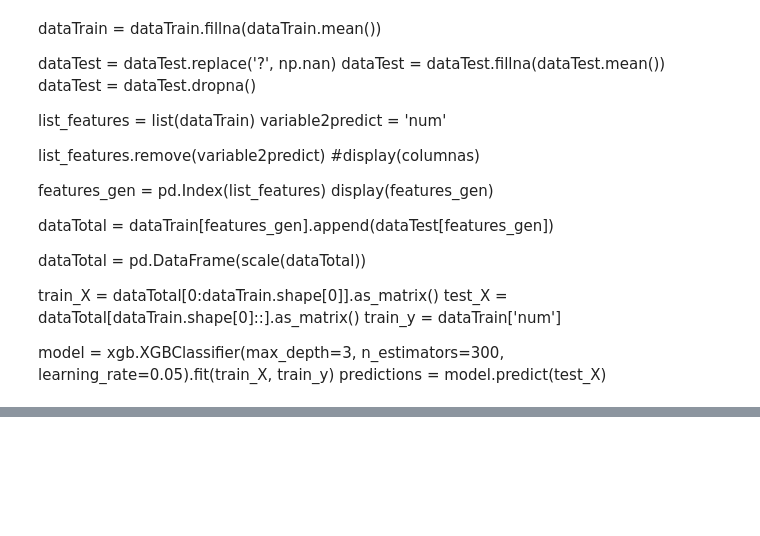
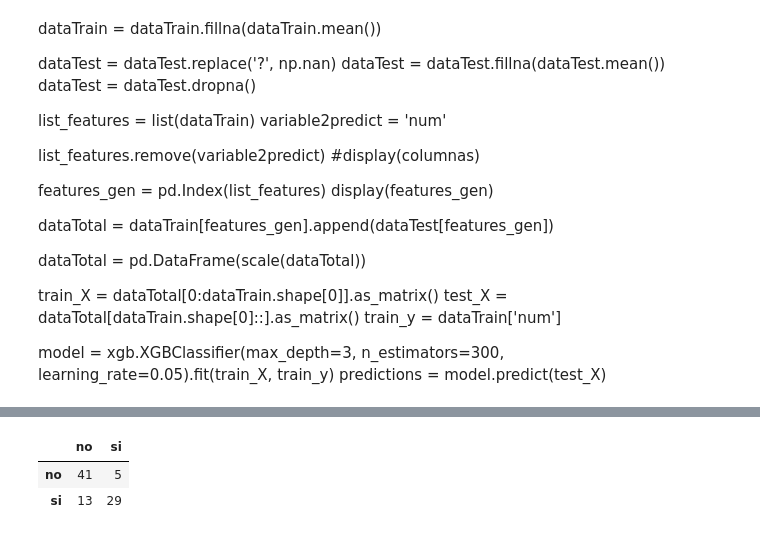
Before and after one commit to datalabusal2018/MachineLearningTest, a Jupyter notebook: juanpe_exploracion_pandas_datalab.ipynb, the cells around one changed output, grey strips where cells are left out. Drawn from its saved outputs; the diff is of its cells as text; code cells hidden in the pictures; blank space fills up the shorter version.

```diff
--- a/juanpe_exploracion_pandas_datalab.ipynb
+++ b/juanpe_exploracion_pandas_datalab.ipynb
@@ -434,0 +437,6 @@ ValueError: could not convert string to float: '?'
+# %%
+matriz
+# %% [output]
+|  | no | si |
+| no | 41 | 5 |
+| si | 13 | 29 |
```
Also changed, not shown: parts of 6 cells of this notebook.
